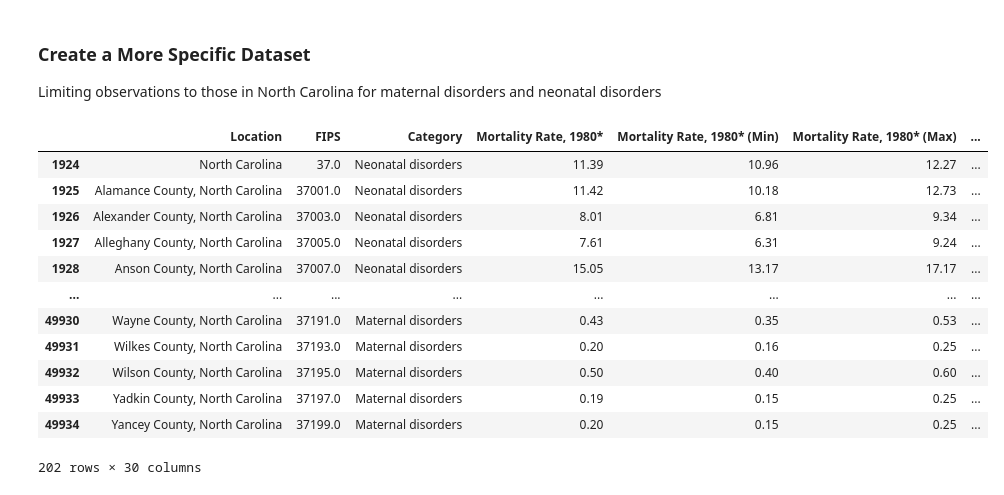
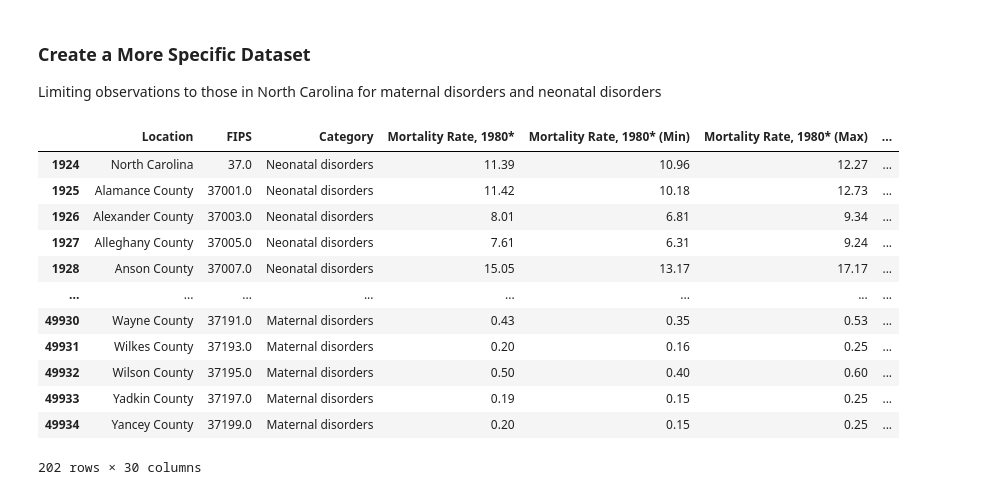
Before and after one commit to parkerfh/CS216_FinalProject, a Jupyter notebook: Yvonne's Data Wrangling/Yvonne's Data Wrangling.ipynb, the cells around one changed output. Drawn from its saved outputs; the diff is of its cells as text; code cells hidden in the pictures.

```diff
--- a/Yvonne's Data Wrangling/Yvonne's Data Wrangling.ipynb
+++ b/Yvonne's Data Wrangling/Yvonne's Data Wrangling.ipynb
@@ -32,20 +32,23 @@ Limiting observations to those in North Carolina for maternal disorders and neon
 # %%
 countyMortality = countyMortality[countyMortality.Location.str.contains('North Carolina')]
 countyMortality = countyMortality[(countyMortality.Category.str.contains('Maternal disorders')) |  (countyMortality.Category.str.contains('Neonatal disorders'))]
+names = countyMortality['Location']
+names = [x if x == "North Carolina" else x.split(', ')[0] for x in names]
+countyMortality['Location'] = names
 countyMortality
 # %% [output]
 |  | Location | FIPS | Category | Mortality Rate, 1980* | Mortality Rate, 1980* (Min) | Mortality Rate, 1980* (Max) | ... |
 | 1924 | North Carolina | 37.0 | Neonatal disorders | 11.39 | 10.96 | 12.27 | ... |
-| 1925 | Alamance County, North Carolina | 37001.0 | Neonatal disorders | 11.42 | 10.18 | 12.73 | ... |
-| 1926 | Alexander County, North Carolina | 37003.0 | Neonatal disorders | 8.01 | 6.81 | 9.34 | ... |
-| 1927 | Alleghany County, North Carolina | 37005.0 | Neonatal disorders | 7.61 | 6.31 | 9.24 | ... |
-| 1928 | Anson County, North Carolina | 37007.0 | Neonatal disorders | 15.05 | 13.17 | 17.17 | ... |
+| 1925 | Alamance County | 37001.0 | Neonatal disorders | 11.42 | 10.18 | 12.73 | ... |
+| 1926 | Alexander County | 37003.0 | Neonatal disorders | 8.01 | 6.81 | 9.34 | ... |
+| 1927 | Alleghany County | 37005.0 | Neonatal disorders | 7.61 | 6.31 | 9.24 | ... |
+| 1928 | Anson County | 37007.0 | Neonatal disorders | 15.05 | 13.17 | 17.17 | ... |
 | ... | ... | ... | ... | ... | ... | ... | ... |
-| 49930 | Wayne County, North Carolina | 37191.0 | Maternal disorders | 0.43 | 0.35 | 0.53 | ... |
-| 49931 | Wilkes County, North Carolina | 37193.0 | Maternal disorders | 0.20 | 0.16 | 0.25 | ... |
-| 49932 | Wilson County, North Carolina | 37195.0 | Maternal disorders | 0.50 | 0.40 | 0.60 | ... |
-| 49933 | Yadkin County, North Carolina | 37197.0 | Maternal disorders | 0.19 | 0.15 | 0.25 | ... |
-| 49934 | Yancey County, North Carolina | 37199.0 | Maternal disorders | 0.20 | 0.15 | 0.25 | ... |
+| 49930 | Wayne County | 37191.0 | Maternal disorders | 0.43 | 0.35 | 0.53 | ... |
+| 49931 | Wilkes County | 37193.0 | Maternal disorders | 0.20 | 0.16 | 0.25 | ... |
+| 49932 | Wilson County | 37195.0 | Maternal disorders | 0.50 | 0.40 | 0.60 | ... |
+| 49933 | Yadkin County | 37197.0 | Maternal disorders | 0.19 | 0.15 | 0.25 | ... |
+| 49934 | Yancey County | 37199.0 | Maternal disorders | 0.20 | 0.15 | 0.25 | ... |
 202 rows × 30 columns
 # %% [markdown]
 ### Isolating Maternal Disorders
```
Also changed, not shown: parts of 28 cells of this notebook.
